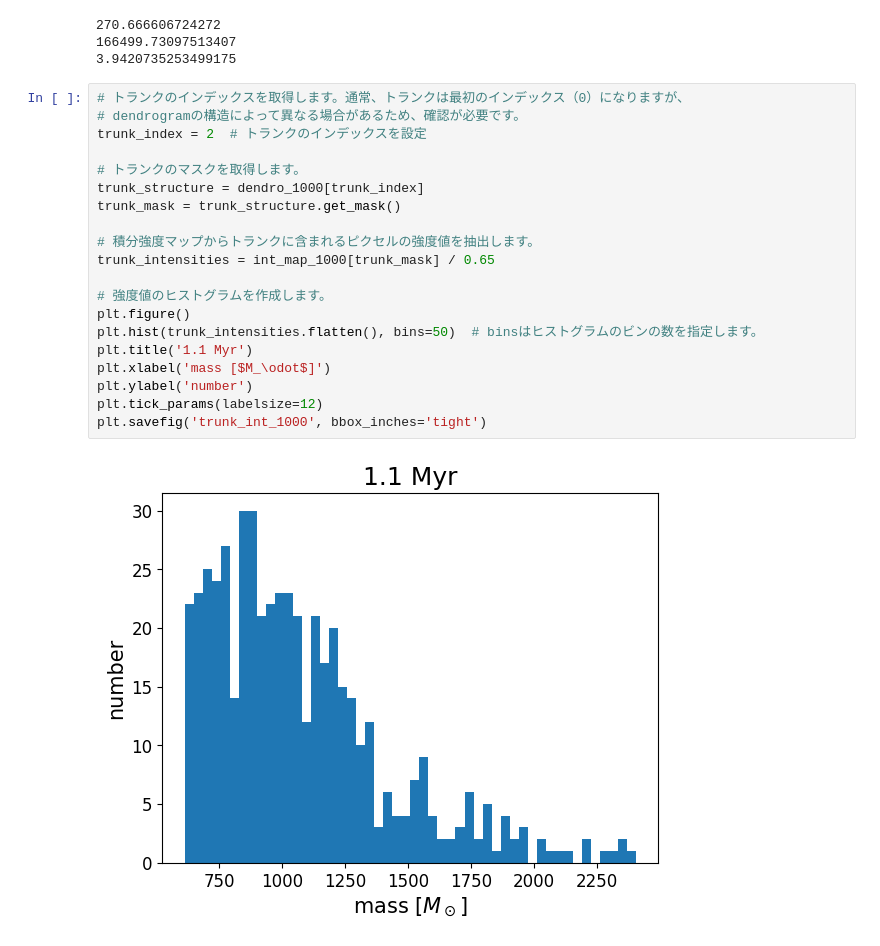
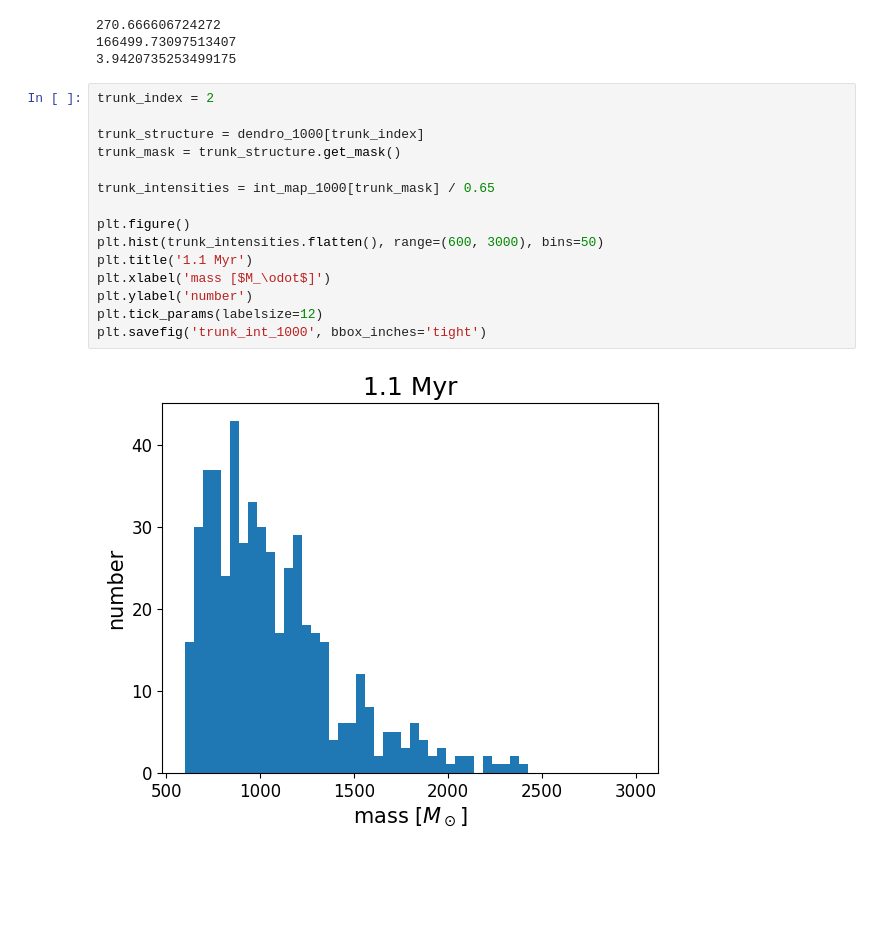
Before and after one commit to kotora260/StarGen, a Jupyter notebook: dendro2D_1000.ipynb, the cells around one changed output. Cells and saved outputs as stored; diff of their text form; blank space fills up the shorter version.

```diff
--- a/dendro2D_1000.ipynb
+++ b/dendro2D_1000.ipynb
@@ -528,24 +528,19 @@ print(inner_vir_ave)
 166499.73097513407
 3.9420735253499175
 # %%
-# トランクのインデックスを取得します。通常、トランクは最初のインデックス（0）になりますが、
-# dendrogramの構造によって異なる場合があるため、確認が必要です。
-trunk_index = 2  # トランクのインデックスを設定
+trunk_index = 2
 
-# トランクのマスクを取得します。
 trunk_structure = dendro_1000[trunk_index]
 trunk_mask = trunk_structure.get_mask()
 
-# 積分強度マップからトランクに含まれるピクセルの強度値を抽出します。
 trunk_intensities = int_map_1000[trunk_mask] / 0.65
 
-# 強度値のヒストグラムを作成します。
 plt.figure()
-plt.hist(trunk_intensities.flatten(), bins=50)  # binsはヒストグラムのビンの数を指定します。
+plt.hist(trunk_intensities.flatten(), range=(600, 3000), bins=50)
 plt.title('1.1 Myr')
 plt.xlabel('mass [$M_\odot$]')
 plt.ylabel('number')
 plt.tick_params(labelsize=12)
 plt.savefig('trunk_int_1000', bbox_inches='tight')
 # %% [output]
-[figure, old version]
+[figure, new version]
```
Also changed, not shown: 7 other files.
